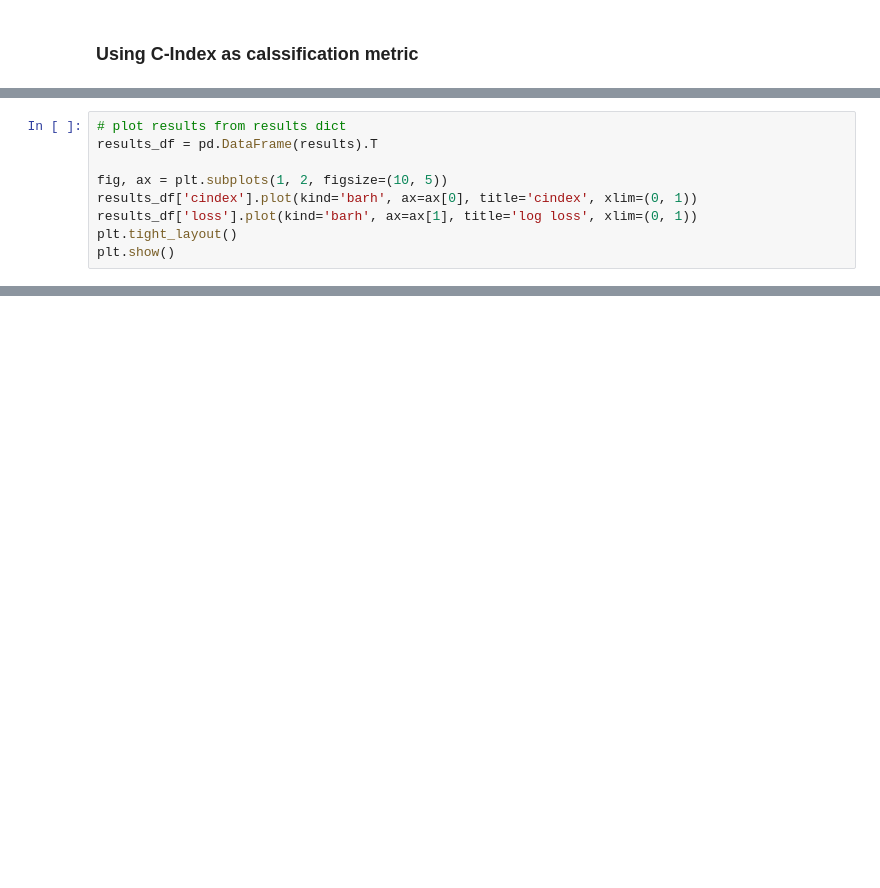
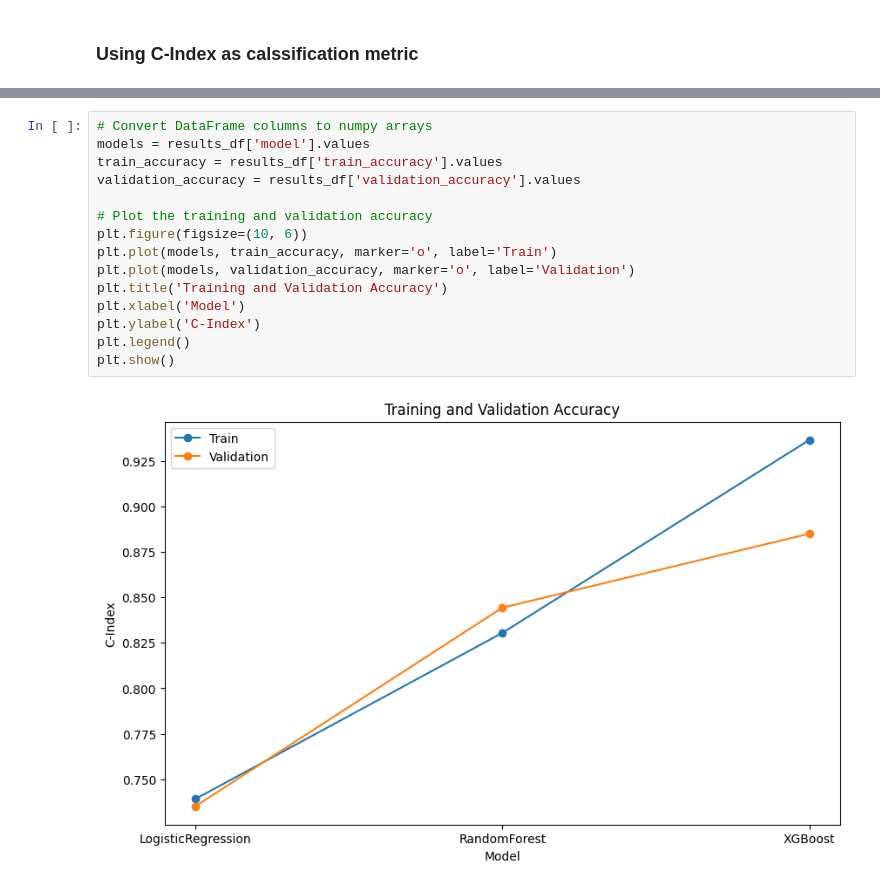
Before and after one commit to DanHerman212/precision_medicine, a Jupyter notebook: code/5_ML_pipelines.ipynb, the cells around one changed output, grey strips where cells are left out. Cells and saved outputs as stored; diff of their text form; blank space fills up the shorter version.

```diff
--- a/code/5_ML_pipelines.ipynb
+++ b/code/5_ML_pipelines.ipynb
@@ -117,9 +156,0 @@ print(results)
-# %%
-# plot results from results dict
-results_df = pd.DataFrame(results).T
-
-fig, ax = plt.subplots(1, 2, figsize=(10, 5))
-results_df['cindex'].plot(kind='barh', ax=ax[0], title='cindex', xlim=(0, 1))
-results_df['loss'].plot(kind='barh', ax=ax[1], title='log loss', xlim=(0, 1))
-plt.tight_layout()
-plt.show()
@@ -277,0 +164,17 @@ plt.show()
+# %%
+# Convert DataFrame columns to numpy arrays
+models = results_df['model'].values
+train_accuracy = results_df['train_accuracy'].values
+validation_accuracy = results_df['validation_accuracy'].values
+
+# Plot the training and validation accuracy
+plt.figure(figsize=(10, 6))
+plt.plot(models, train_accuracy, marker='o', label='Train')
+plt.plot(models, validation_accuracy, marker='o', label='Validation')
+plt.title('Training and Validation Accuracy')
+plt.xlabel('Model')
+plt.ylabel('C-Index')
+plt.legend()
+plt.show()
+# %% [output]
+[figure, added]
```
Also changed, not shown: parts of 10 cells of this notebook, 3 other files.
